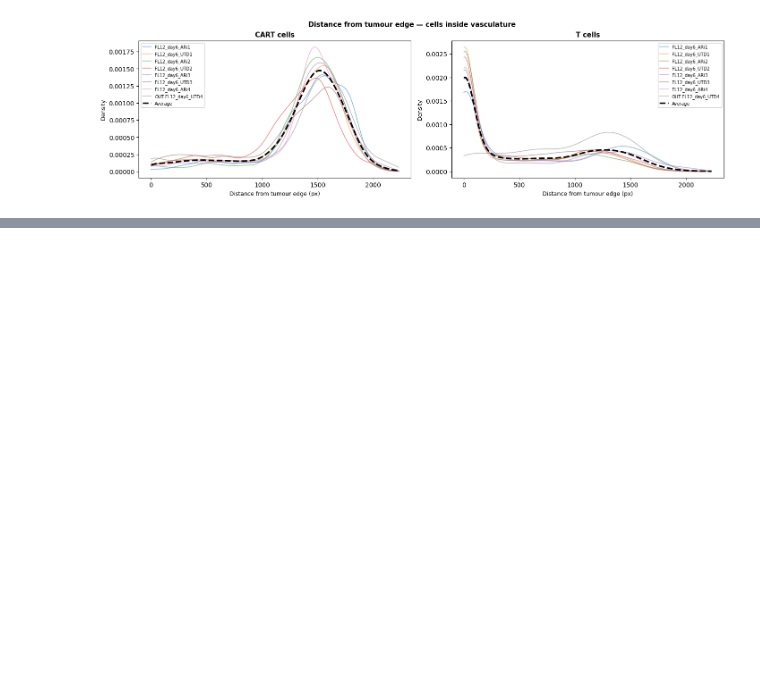
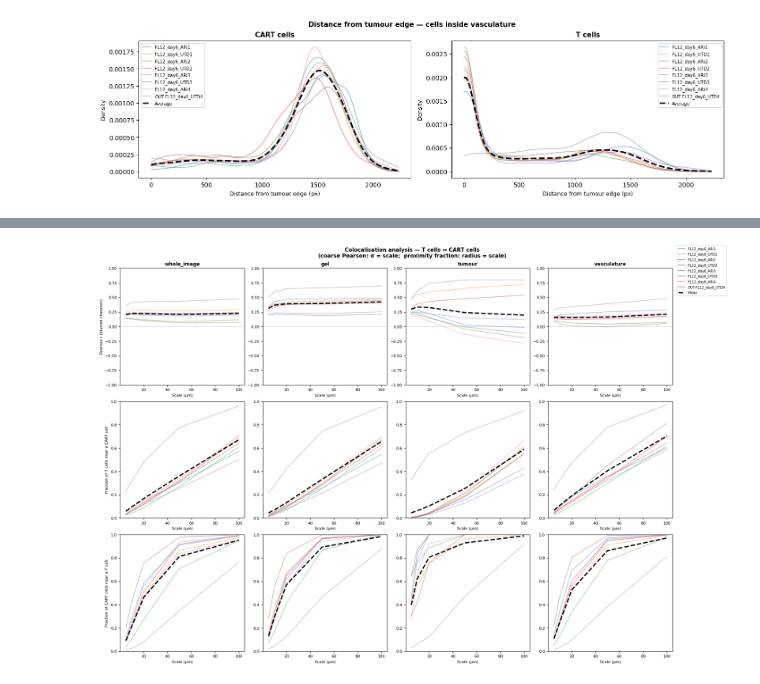
Before and after one commit to isobelth/image_quantification, a Jupyter notebook: WIP_CART_Analysis/cart_analysis.ipynb, the cells around one changed output, grey strips where cells are left out. Drawn from its saved outputs; the diff is of its cells as text; code cells hidden in the pictures; blank space fills up the shorter version.

Commit message:
working colocalisation

```diff
--- a/WIP_CART_Analysis/cart_analysis.ipynb
+++ b/WIP_CART_Analysis/cart_analysis.ipynb
@@ -435,0 +593,64 @@ else:
+# %%
+
+# ── Colocalisation plots ──────────────────────────────────────────────────────
+import seaborn as sns
+
+methods      = ["coarse_pearson", "T_near_CART", "CART_near_T"]
+ylabels      = {
+    "coarse_pearson": "Pearson r (blurred channels)",
+    "T_near_CART":    "Fraction of T cells near a CART cell",
+    "CART_near_T":    "Fraction of CART cells near a T cell",
+}
+region_order = ["whole_image", "gel", "tumour", "vasculature"]
+images       = coloc_df["image"].unique()
+img_palette  = sns.color_palette("tab10", n_colors=len(images))
+img_color    = {name: col for name, col in zip(images, img_palette)}
+
+n_rows = len(methods)
+n_cols = len(region_order)
+
+fig, axes = plt.subplots(n_rows, n_cols,
+                         figsize=(4.5 * n_cols, 4 * n_rows),
+                         constrained_layout=True)
+fig.suptitle("Colocalisation analysis — T cells ↔ CART cells\n"
+             "(coarse Pearson: σ = scale;  proximity fraction: radius = scale)",
+             fontsize=11, fontweight="bold")
+
+for row, method in enumerate(methods):
+    sub_m = coloc_df[coloc_df.method == method]
+    for col, region in enumerate(region_order):
+        ax  = axes[row, col]
+        sub = sub_m[sub_m.region == region].copy()
+
+        # one faded line per image
+        for img_name in images:
+            s = sub[sub.image == img_name].sort_values("param_um")
+            ax.plot(s["param_um"], s["score"],
+                    color=img_color[img_name], alpha=0.45, linewidth=1.2)
+
+        # mean line across images
+        mean_s = sub.groupby("param_um")["score"].mean().reset_index()
+        ax.plot(mean_s["param_um"], mean_s["score"],
+                color="black", linewidth=2.5, linestyle="--", label="Mean")
+
+        if method == "coarse_pearson":
+            ax.axhline(0, color="gray", linewidth=0.7, linestyle=":")
+            ax.set_ylim(-1, 1)
+        else:
+            ax.set_ylim(0, 1)
+
+        if row == 0:
+            ax.set_title(region, fontsize=10, fontweight="bold")
+        ax.set_xlabel("Scale (µm)", fontsize=8)
+        ax.set_ylabel(ylabels[method] if col == 0 else "", fontsize=8)
+        ax.tick_params(labelsize=8)
+
+# Legend
+handles = [plt.Line2D([0], [0], color=img_color[n], linewidth=1.5,
+                       alpha=0.6, label=n) for n in images]
+handles.append(plt.Line2D([0], [0], color="black", linewidth=2.5,
+                           linestyle="--", label="Mean"))
+fig.legend(handles=handles, loc="outside right upper", fontsize=7, ncol=1)
+plt.show()
+# %% [output]
+[figure, added]
```
Also changed, not shown: parts of 1 cell of this notebook.
